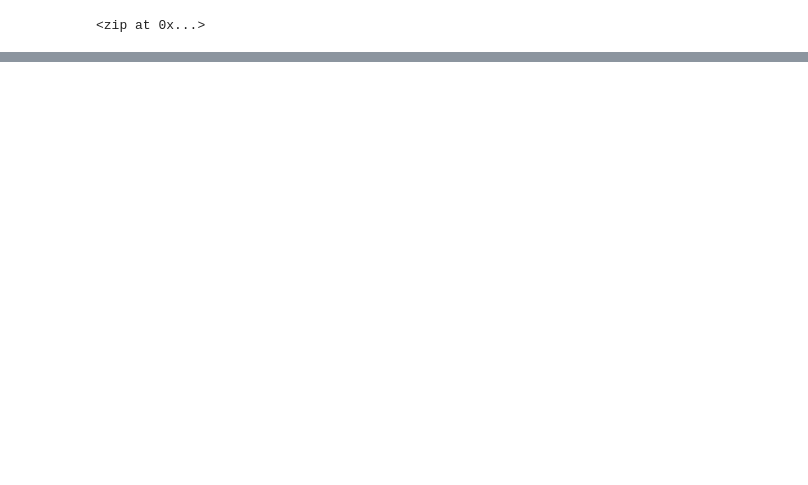
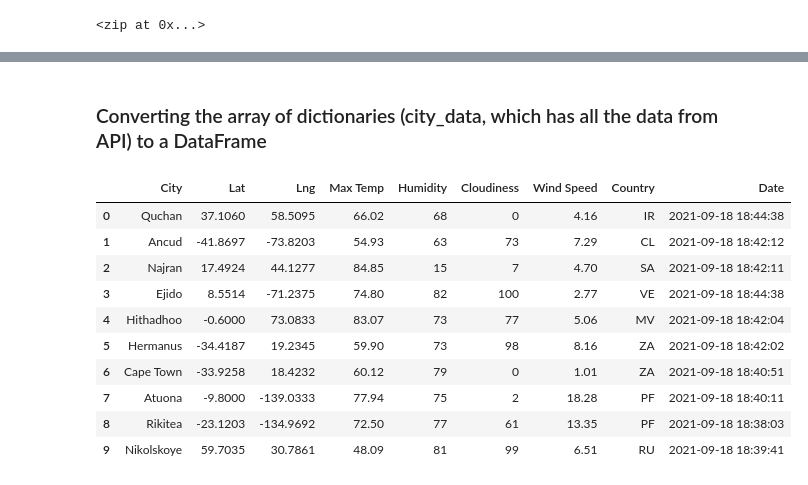
Before and after one commit to dshetty100/World_Weather_Analysis, a Jupyter notebook: WeatherPy.ipynb, the cells around one changed output, grey strips where cells are left out. Saved outputs shown, nothing was run; the diff lists cells and outputs as text; code cells hidden in the pictures; blank space fills up the shorter version.

```diff
--- a/WeatherPy.ipynb
+++ b/WeatherPy.ipynb
@@ -33,0 +130,18 @@ len(cities)
+# %% [markdown]
+### Converting the array of dictionaries (city_data, which has all the data from API) to a DataFrame
+# %%
+# Convert the array of dictionaries to a Pandas DataFrame.
+city_data_df = pd.DataFrame(city_data)
+city_data_df.head(10)
+# %% [output]
+|  | City | Lat | Lng | Max Temp | Humidity | Cloudiness | Wind Speed | Country | Date |
+| 0 | Quchan | 37.1060 | 58.5095 | 66.02 | 68 | 0 | 4.16 | IR | 2021-09-18 18:44:38 |
+| 1 | Ancud | -41.8697 | -73.8203 | 54.93 | 63 | 73 | 7.29 | CL | 2021-09-18 18:42:12 |
+| 2 | Najran | 17.4924 | 44.1277 | 84.85 | 15 | 7 | 4.70 | SA | 2021-09-18 18:42:11 |
+| 3 | Ejido | 8.5514 | -71.2375 | 74.80 | 82 | 100 | 2.77 | VE | 2021-09-18 18:44:38 |
+| 4 | Hithadhoo | -0.6000 | 73.0833 | 83.07 | 73 | 77 | 5.06 | MV | 2021-09-18 18:42:04 |
+| 5 | Hermanus | -34.4187 | 19.2345 | 59.90 | 73 | 98 | 8.16 | ZA | 2021-09-18 18:42:02 |
+| 6 | Cape Town | -33.9258 | 18.4232 | 60.12 | 79 | 0 | 1.01 | ZA | 2021-09-18 18:40:51 |
+| 7 | Atuona | -9.8000 | -139.0333 | 77.94 | 75 | 2 | 18.28 | PF | 2021-09-18 18:40:11 |
+| 8 | Rikitea | -23.1203 | -134.9692 | 72.50 | 77 | 61 | 13.35 | PF | 2021-09-18 18:38:03 |
+| 9 | Nikolskoye | 59.7035 | 30.7861 | 48.09 | 81 | 99 | 6.51 | RU | 2021-09-18 18:39:41 |
```
Also changed, not shown: parts of 9 cells of this notebook.
